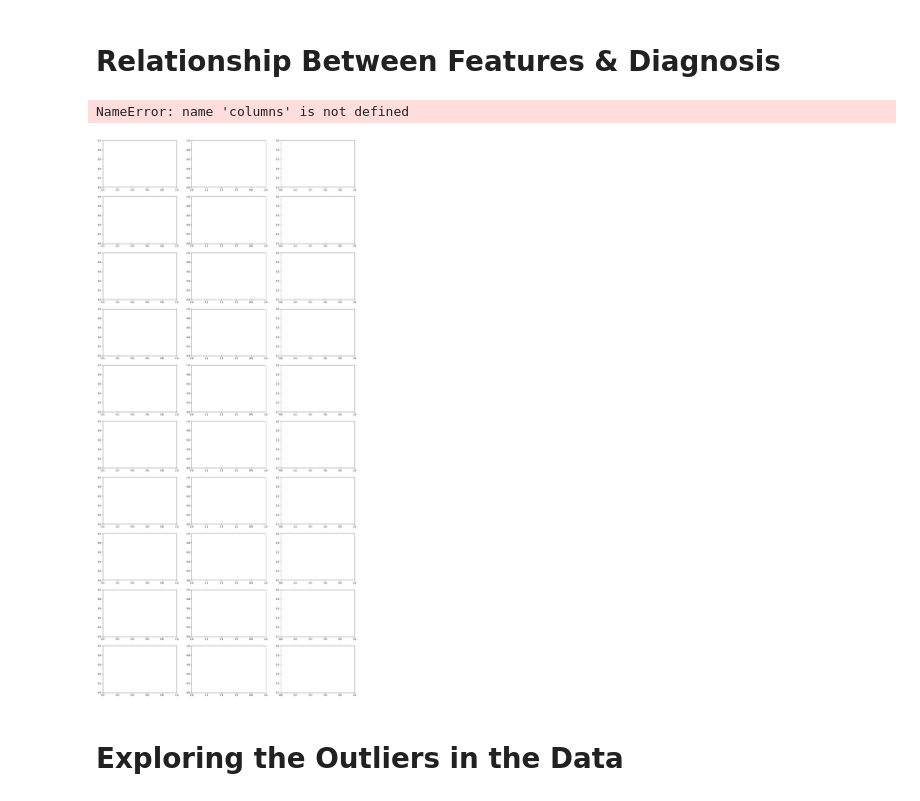
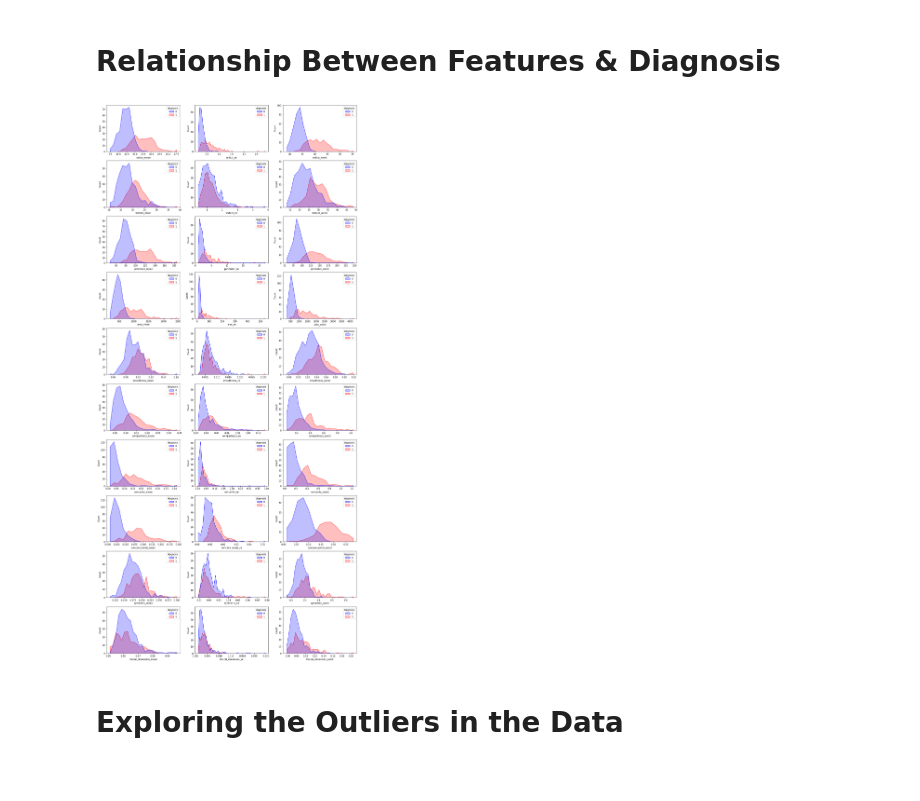
Before and after one commit to Natty-star/Breast-Cancer-Wisconsin, a Jupyter notebook: notebook/dataExploration .ipynb, the cells around one changed output. Cells and saved outputs as stored; diff of their text form; code cells hidden in the pictures.

```diff
--- a/notebook/dataExploration .ipynb
+++ b/notebook/dataExploration .ipynb
@@ -201,21 +201,20 @@ for col in mean_col:
 # %% [markdown]
 # Relationship Between Features & Diagnosis
 # %%
-# columns = ["radius", "texture", "perimeter", "area", "smoothness", "compactness", "concavity", "concave points", "symmetry", "fractal_dimension"]
-# fields = ["mean", "se", "worst"]
+columns = ["radius", "texture", "perimeter", "area", "smoothness", "compactness", "concavity", "concave points", "symmetry", "fractal_dimension"]
+fields = ["mean", "se", "worst"]
 fig, axs = plt.subplots(10,3, figsize=(20,45))
 
 for col in range(len(columns)):
     for f in range(len(fields)):
         sns.histplot(df,
                      x=columns[col]+"_"+fields[f],
                      hue="diagnosis", element="poly",
                      stat="count",
                      palette=["blue", "red"],
                      ax=axs[col][f])
 # %% [output]
-NameError: name 'columns' is not defined
-[figure, old version]
+[figure, new version]
 # %% [markdown]
 # Exploring the Outliers in the Data
 # %%
```
Also changed, not shown: parts of 5 cells of this notebook, 1 other file.
